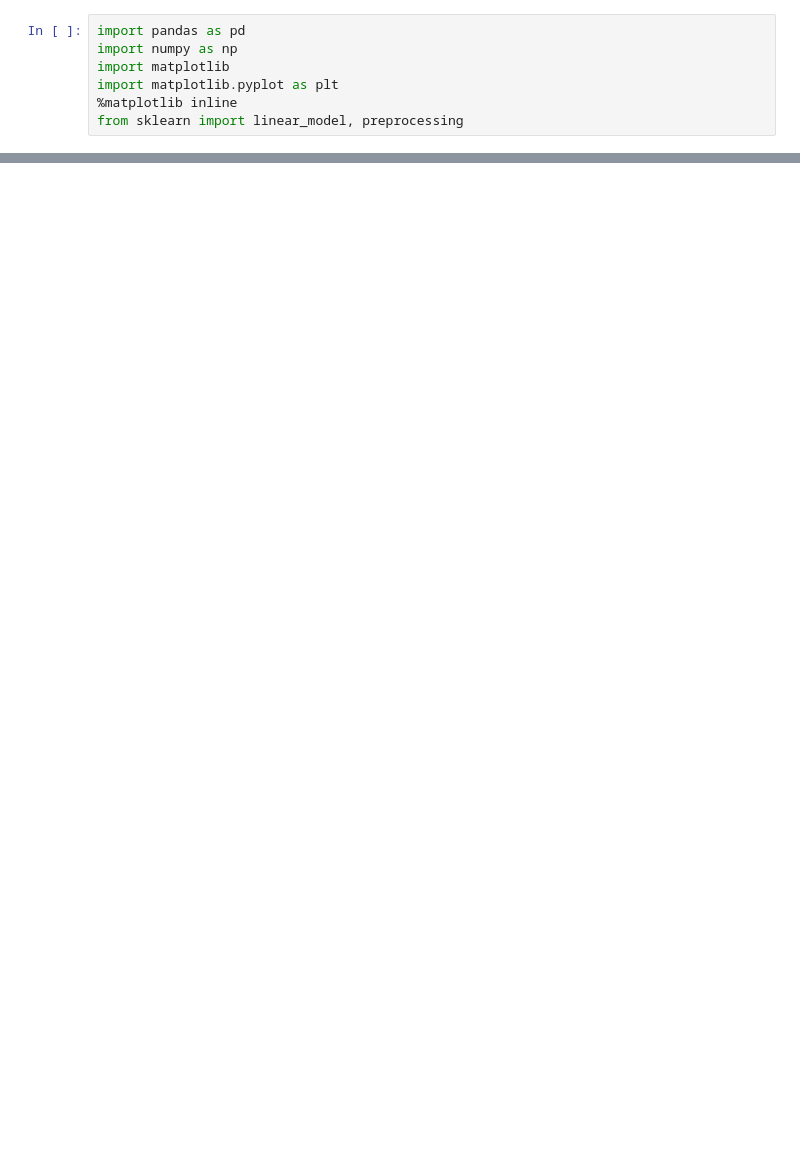
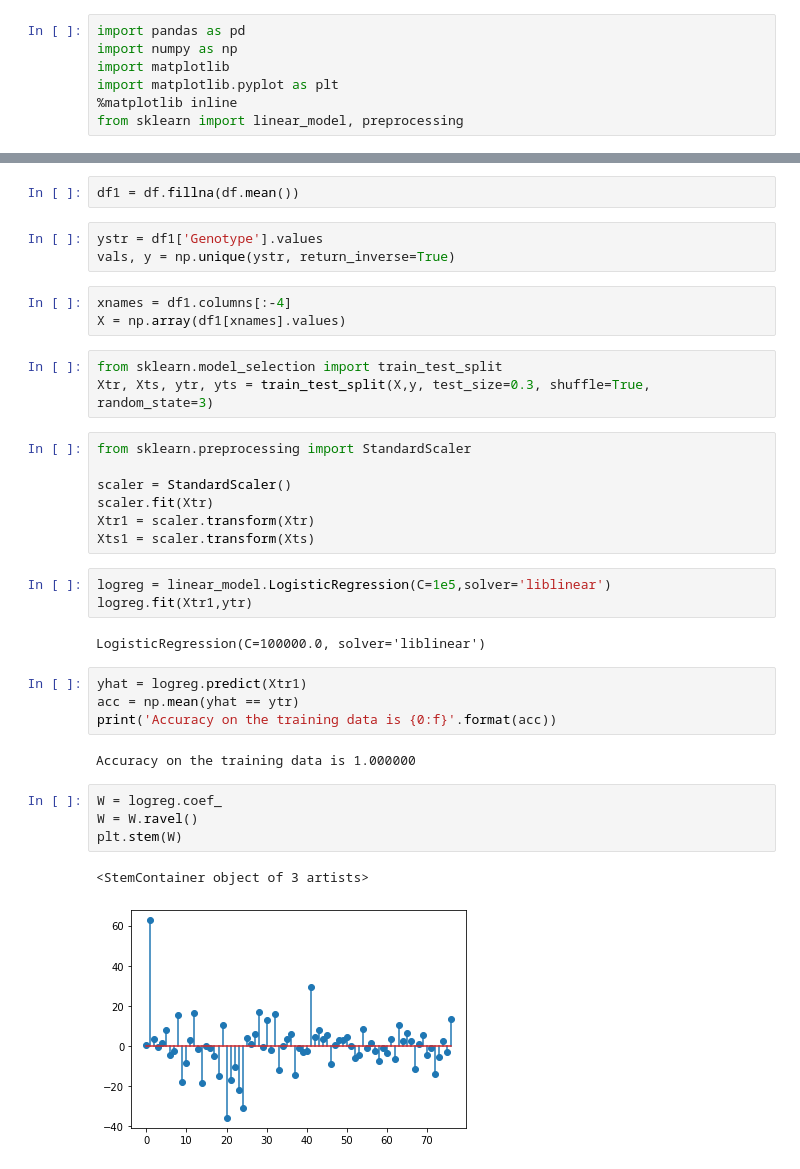
Before and after one commit to Sreelakshmi-MP/Regression, a Jupyter notebook: Gene_Expression_Data_Logistic_Regression.ipynb, the cells around one changed output, grey strips where cells are left out. Drawn from its saved outputs; the diff is of its cells as text; blank space fills up the shorter version.

```diff
--- a/Gene_Expression_Data_Logistic_Regression.ipynb
+++ b/Gene_Expression_Data_Logistic_Regression.ipynb
@@ -410,0 +20,36 @@ plt.stem(dfslope.index,w_l1[0])
+# %%
+df1 = df.fillna(df.mean())
+# %%
+ystr = df1['Genotype'].values
+vals, y = np.unique(ystr, return_inverse=True)
+# %%
+xnames = df1.columns[:-4]
+X = np.array(df1[xnames].values)
+# %%
+from sklearn.model_selection import train_test_split
+Xtr, Xts, ytr, yts = train_test_split(X,y, test_size=0.3, shuffle=True, random_state=3)
+# %%
+from sklearn.preprocessing import StandardScaler
+
+scaler = StandardScaler()
+scaler.fit(Xtr)
+Xtr1 = scaler.transform(Xtr)
+Xts1 = scaler.transform(Xts)
+# %%
+logreg = linear_model.LogisticRegression(C=1e5,solver='liblinear')
+logreg.fit(Xtr1,ytr)
+# %% [output]
+LogisticRegression(C=100000.0, solver='liblinear')
+# %%
+yhat = logreg.predict(Xtr1)
+acc = np.mean(yhat == ytr)
+print('Accuracy on the training data is {0:f}'.format(acc))
+# %% [output]
+Accuracy on the training data is 1.000000
+# %%
+W = logreg.coef_
+W = W.ravel()
+plt.stem(W)
+# %% [output]
+<StemContainer object of 3 artists>
+[figure, added]
```
Also changed, not shown: parts of 28 cells of this notebook.
